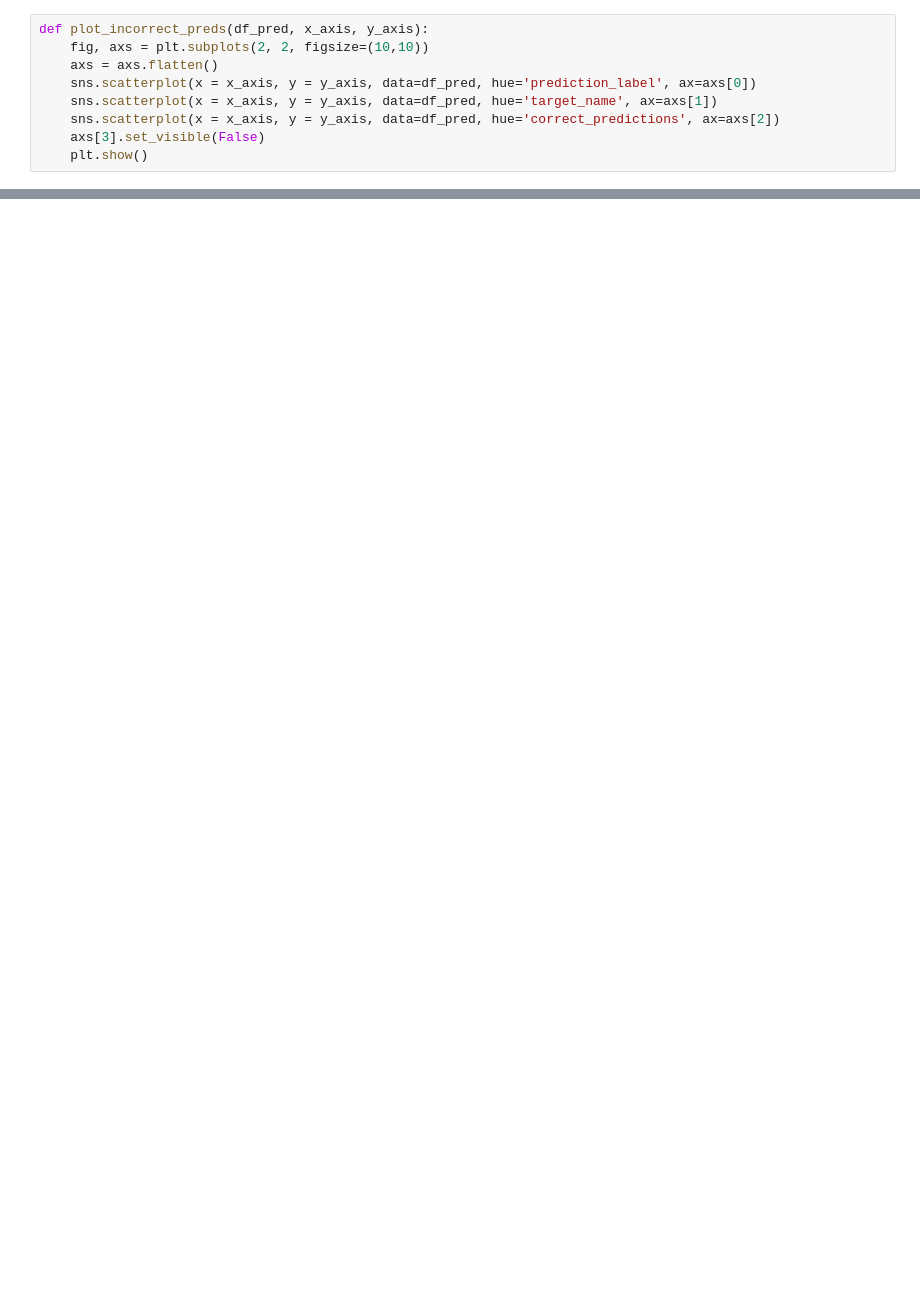
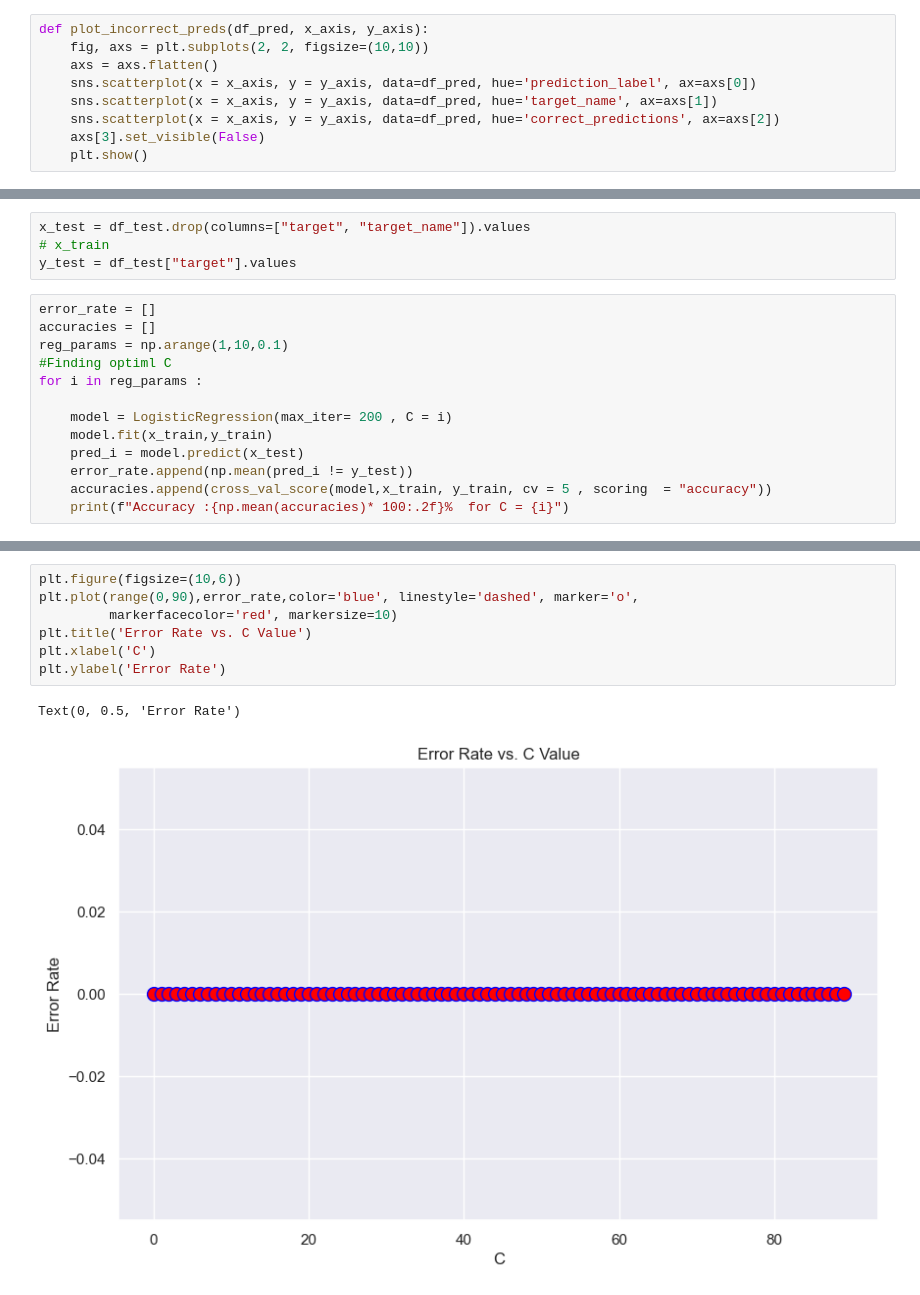
Before and after one commit to UsefGamal/The-Classic-IRIS-Dataset, a Jupyter notebook: The Classic IRIS Dataset.ipynb, the cells around one changed output, grey strips where cells are left out. Drawn from its saved outputs; the diff is of its cells as text; blank space fills up the shorter version.

Commit message:
Model tunning with regualization

```diff
--- a/The Classic IRIS Dataset.ipynb
+++ b/The Classic IRIS Dataset.ipynb
@@ -383,0 +383,17 @@ plot_incorrect_preds(df_pred,'petal length (cm)', 'petal width (cm)')
+# %%
+x_test = df_test.drop(columns=["target", "target_name"]).values
+# x_train
+y_test = df_test["target"].values
+# %%
+error_rate = []
+accuracies = []
+reg_params = np.arange(1,10,0.1)
+#Finding optiml C
+for i in reg_params :
+
+    model = LogisticRegression(max_iter= 200 , C = i)
+    model.fit(x_train,y_train)
+    pred_i = model.predict(x_test)
+    error_rate.append(np.mean(pred_i != y_test))
+    accuracies.append(cross_val_score(model,x_train, y_train, cv = 5 , scoring  = "accuracy"))
+    print(f"Accuracy :{np.mean(accuracies)* 100:.2f}%  for C = {i}")
@@ -383,0 +452,10 @@ plot_incorrect_preds(df_pred,'petal length (cm)', 'petal width (cm)')
+# %%
+plt.figure(figsize=(10,6))
+plt.plot(range(0,90),error_rate,color='blue', linestyle='dashed', marker='o',
+         markerfacecolor='red', markersize=10)
+plt.title('Error Rate vs. C Value')
+plt.xlabel('C')
+plt.ylabel('Error Rate')
+# %% [output]
+Text(0, 0.5, 'Error Rate')
+[figure, added]
```
Also changed, not shown: parts of 16 cells of this notebook.
